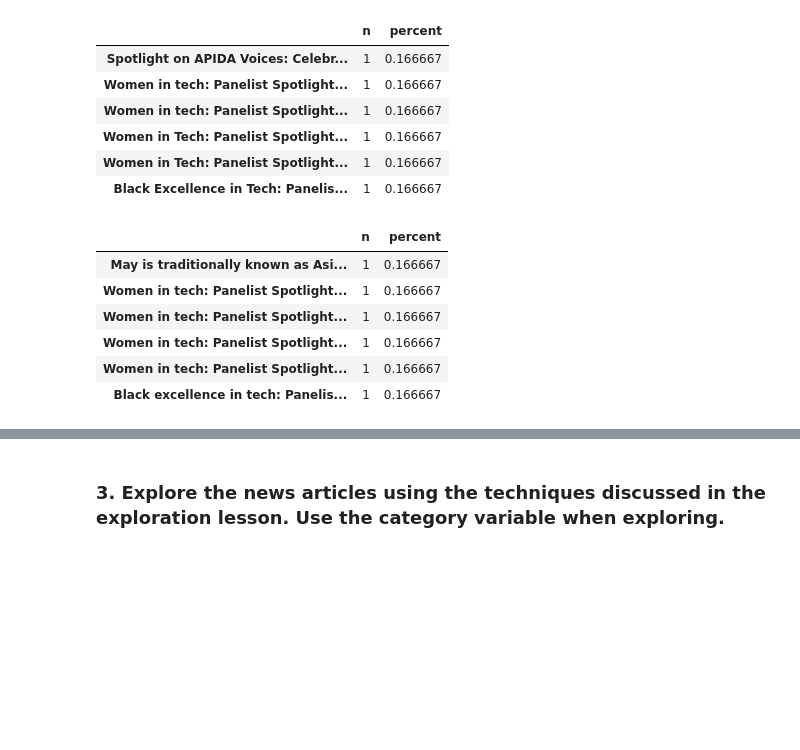
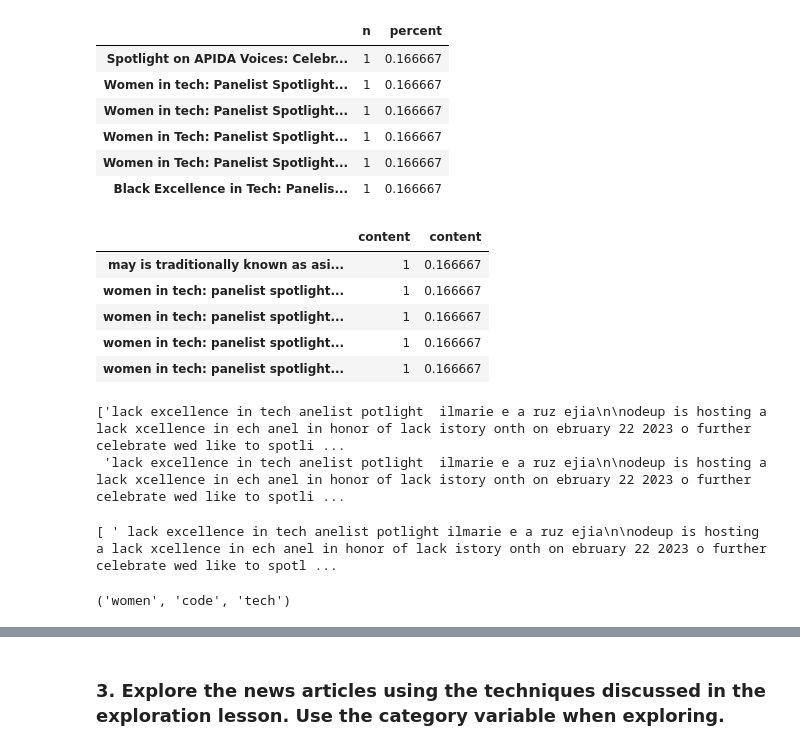
Before and after one commit to annie-carter/natural-language-processing-exercises, a Jupyter notebook: data_exploration.ipynb, the cells around one changed output, grey strips where cells are left out. Drawn from its saved outputs; the diff is of its cells as text; code cells hidden in the pictures; blank space fills up the shorter version.

```diff
--- a/data_exploration.ipynb
+++ b/data_exploration.ipynb
@@ -260,19 +266,20 @@ title_labels
 | Women in Tech: Panelist Spotlight... | 1 | 0.166667 |
 | Women in Tech: Panelist Spotlight... | 1 | 0.166667 |
 | Black Excellence in Tech: Panelis... | 1 | 0.166667 |
+# %%
+blog_df['content'] = blog_df['content'].str.lower()
 # %%
 
 #Ham vs Spam for content
 
-labels = pd.concat([blog_df.content.value_counts(),
+content_labels = pd.concat([blog_df.content.value_counts(),
                     blog_df.content.value_counts(normalize=True)], axis=1)
-labels.columns = ['n', 'percent']
-labels
+
+content_labels.head()
 # %% [output]
-|  | n | percent |
-| May is traditionally known as Asi... | 1 | 0.166667 |
-| Women in tech: Panelist Spotlight... | 1 | 0.166667 |
-| Women in tech: Panelist Spotlight... | 1 | 0.166667 |
-| Women in tech: Panelist Spotlight... | 1 | 0.166667 |
-| Women in tech: Panelist Spotlight... | 1 | 0.166667 |
-| Black excellence in tech: Panelis... | 1 | 0.166667 |
+|  | content | content |
+| may is traditionally known as asi... | 1 | 0.166667 |
+| women in tech: panelist spotlight... | 1 | 0.166667 |
+| women in tech: panelist spotlight... | 1 | 0.166667 |
+| women in tech: panelist spotlight... | 1 | 0.166667 |
+| women in tech: panelist spotlight... | 1 | 0.166667 |
@@ -282,0 +289,5 @@ all_words = clean(' '.join(blog_df.content))
+# %%
+cleaned_labels[0:500]
+# %% [output]
+['lack excellence in tech anelist potlight  ilmarie e a ruz ejia\n\nodeup is hosting a lack xcellence in ech anel in honor of lack istory onth on ebruary 22 2023 o further celebrate wed like to spotli ...
+ 'lack excellence in tech anelist potlight  ilmarie e a ruz ejia\n\nodeup is hosting a lack xcellence in ech anel in honor of lack istory onth on ebruary 22 2023 o further celebrate wed like to spotli ...
@@ -282,0 +296,15 @@ all_words = clean(' '.join(blog_df.content))
+# %%
+#tokenize the words
+
+tokenizer = nltk.tokenize.ToktokTokenizer()
+
+print(tokenizer.tokenize(cleaned_labels, return_str=True)[0:500])
+# %% [output]
+[ ' lack excellence in tech anelist potlight ilmarie e a ruz ejia\n\nodeup is hosting a lack xcellence in ech anel in honor of lack istory onth on ebruary 22 2023 o further celebrate wed like to spotl ...
+# %%
+# Create the nltk stemmer object, then use it
+ps = nltk.porter.PorterStemmer()
+
+ps.stem('women'), ps.stem('code'), ps.stem('tech')
+# %% [output]
+('women', 'code', 'tech')
```
Also changed, not shown: parts of 11 cells of this notebook.
